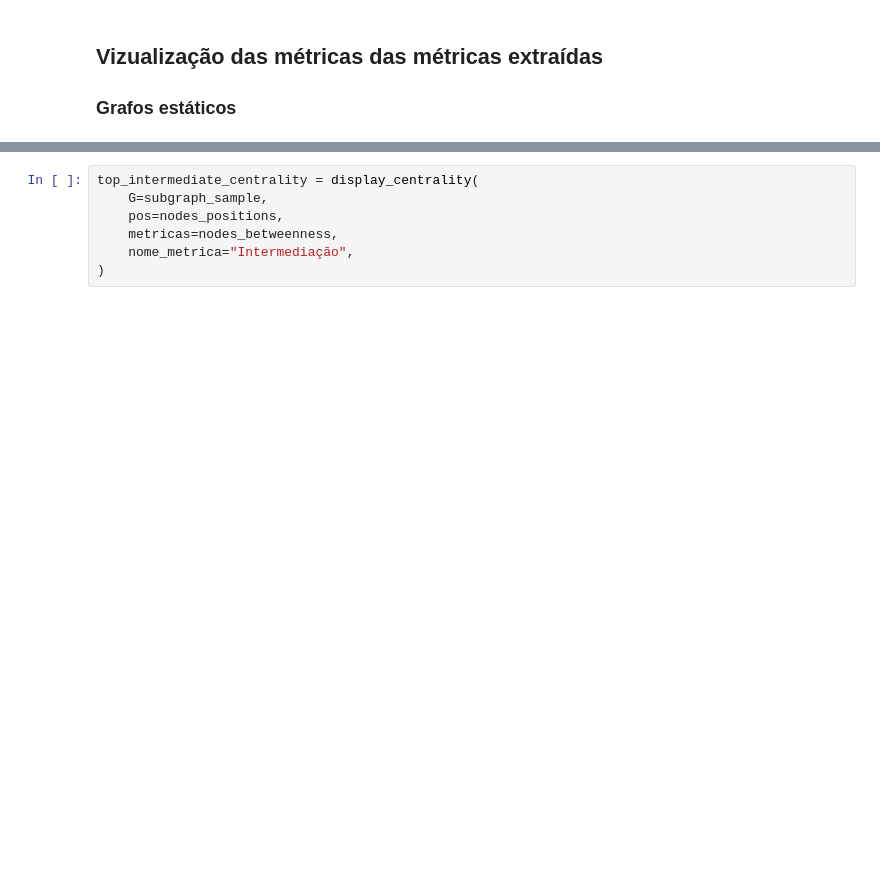
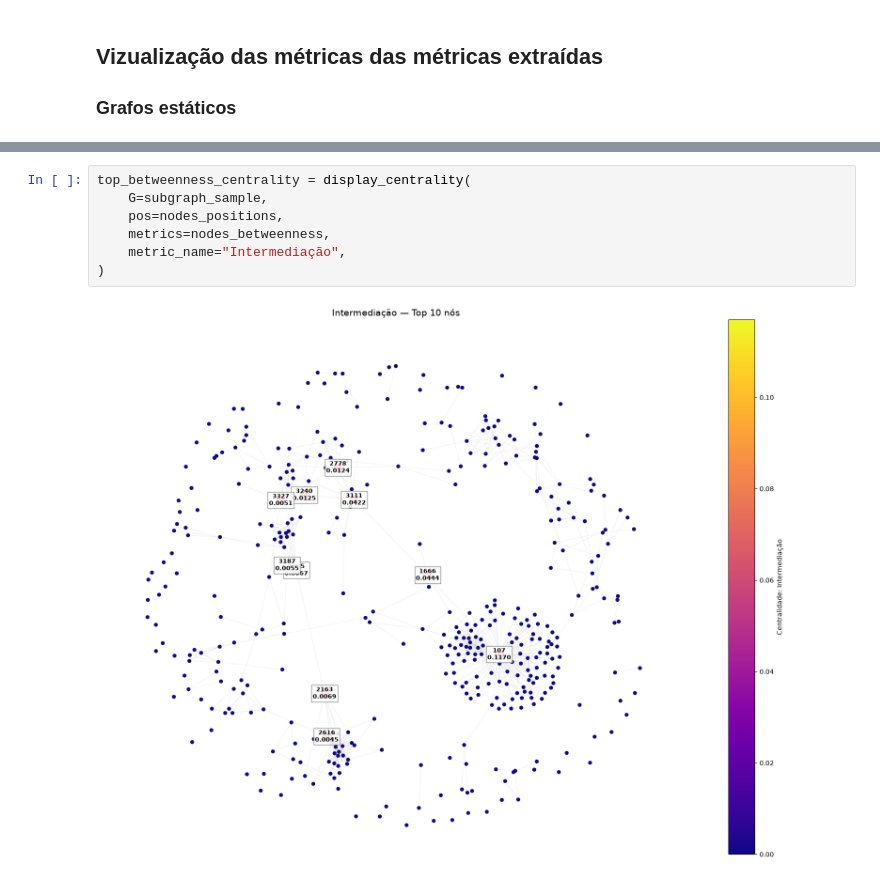
Before and after one commit to Suyannesara/tag-trabalho-1, a Jupyter notebook: src/facebook_egonet.ipynb, the cells around one changed output, grey strips where cells are left out. Cells and saved outputs as stored; diff of their text form; blank space fills up the shorter version.

```diff
--- a/src/facebook_egonet.ipynb
+++ b/src/facebook_egonet.ipynb
@@ -291,8 +336,10 @@ top_degree_centrality = display_centrality(
 # %%
-top_intermediate_centrality = display_centrality(
+top_betweenness_centrality = display_centrality(
     G=subgraph_sample,
     pos=nodes_positions,
-    metricas=nodes_betweenness,
-    nome_metrica="Intermediação",
+    metrics=nodes_betweenness,
+    metric_name="Intermediação",
 )
+# %% [output]
+[figure, added]
 # %%
```
Also changed, not shown: parts of 25 cells of this notebook, 12 other files.
